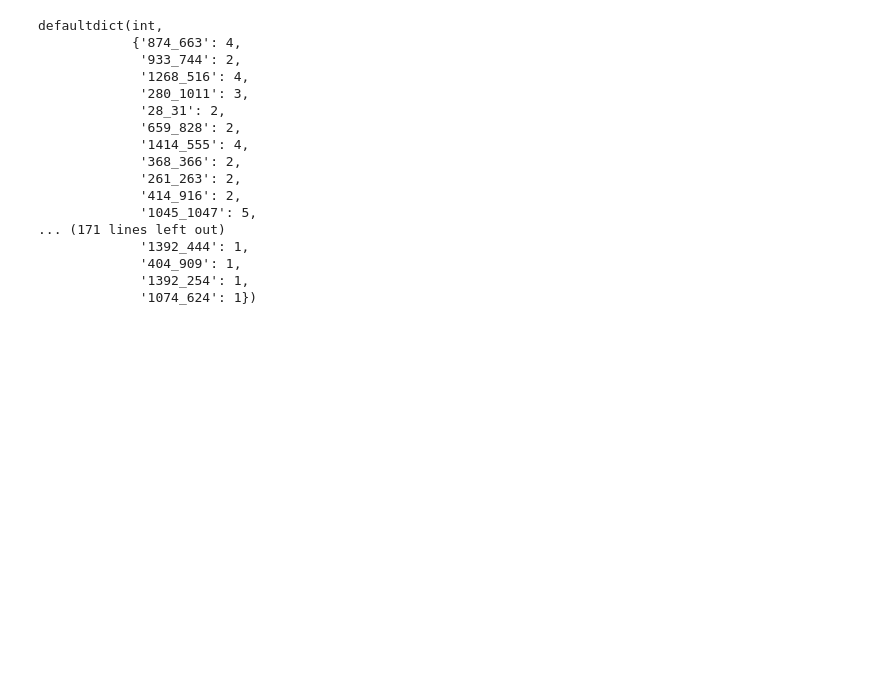
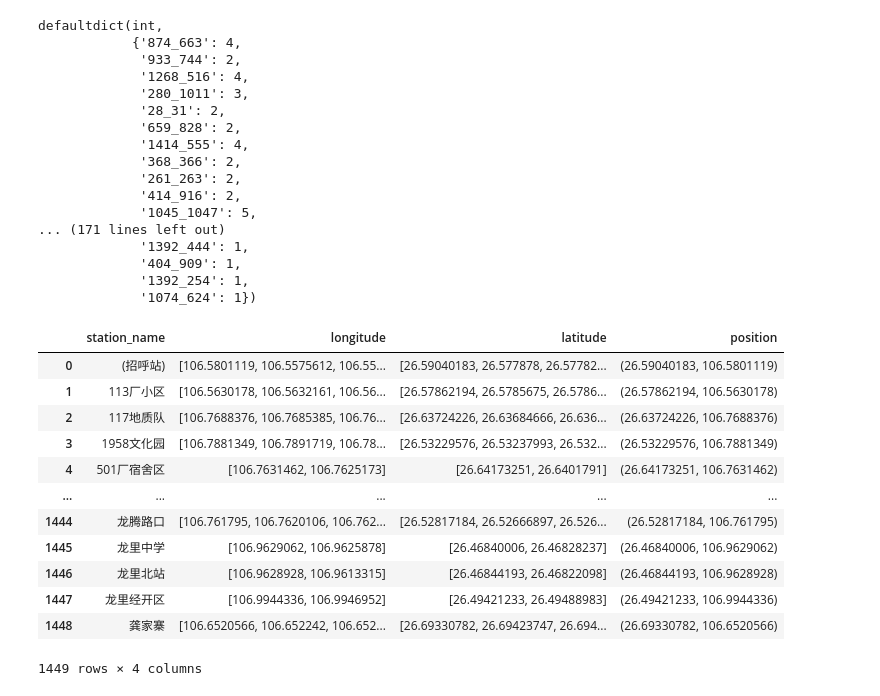
Before and after one commit to xmu-hph/mybus_cor, a Jupyter notebook: all_code/debug.ipynb, the cells around one changed output. Saved outputs shown, nothing was run; the diff lists cells and outputs as text; code cells hidden in the pictures; blank space fills up the shorter version.

```diff
--- a/all_code/debug.ipynb
+++ b/all_code/debug.ipynb
@@ -228,3 +228,23 @@ defaultdict(int,
              '404_909': 1,
              '1392_254': 1,
              '1074_624': 1})
+# %%
+bus_station_dataframe = pd.read_excel(this_simu.bus_data_path,sheet_name='站点数据',header=0,engine='openpyxl')
+# %%
+station_id_position=bus_station_dataframe.groupby('station_name').agg({'longitude':list,'latitude':list}).reset_index()
+station_id_position['position'] = station_id_position.apply(lambda x:list(zip(x['latitude'],x['longitude']))[0],axis=1)
+station_id_position
+# %% [output]
+|  | station_name | longitude | latitude | position |
+| 0 | (招呼站) | [106.5801119, 106.5575612, 106.55... | [26.59040183, 26.577878, 26.57782... | (26.59040183, 106.5801119) |
+| 1 | 113厂小区 | [106.5630178, 106.5632161, 106.56... | [26.57862194, 26.5785675, 26.5786... | (26.57862194, 106.5630178) |
+| 2 | 117地质队 | [106.7688376, 106.7685385, 106.76... | [26.63724226, 26.63684666, 26.636... | (26.63724226, 106.7688376) |
+| 3 | 1958文化园 | [106.7881349, 106.7891719, 106.78... | [26.53229576, 26.53237993, 26.532... | (26.53229576, 106.7881349) |
+| 4 | 501厂宿舍区 | [106.7631462, 106.7625173] | [26.64173251, 26.6401791] | (26.64173251, 106.7631462) |
+| ... | ... | ... | ... | ... |
+| 1444 | 龙腾路口 | [106.761795, 106.7620106, 106.762... | [26.52817184, 26.52666897, 26.526... | (26.52817184, 106.761795) |
+| 1445 | 龙里中学 | [106.9629062, 106.9625878] | [26.46840006, 26.46828237] | (26.46840006, 106.9629062) |
+| 1446 | 龙里北站 | [106.9628928, 106.9613315] | [26.46844193, 26.46822098] | (26.46844193, 106.9628928) |
+| 1447 | 龙里经开区 | [106.9944336, 106.9946952] | [26.49421233, 26.49488983] | (26.49421233, 106.9944336) |
+| 1448 | 龚家寨 | [106.6520566, 106.652242, 106.652... | [26.69330782, 26.69423747, 26.694... | (26.69330782, 106.6520566) |
+1449 rows × 4 columns
```
Also changed, not shown: parts of 3 cells of this notebook, 4 other files.
